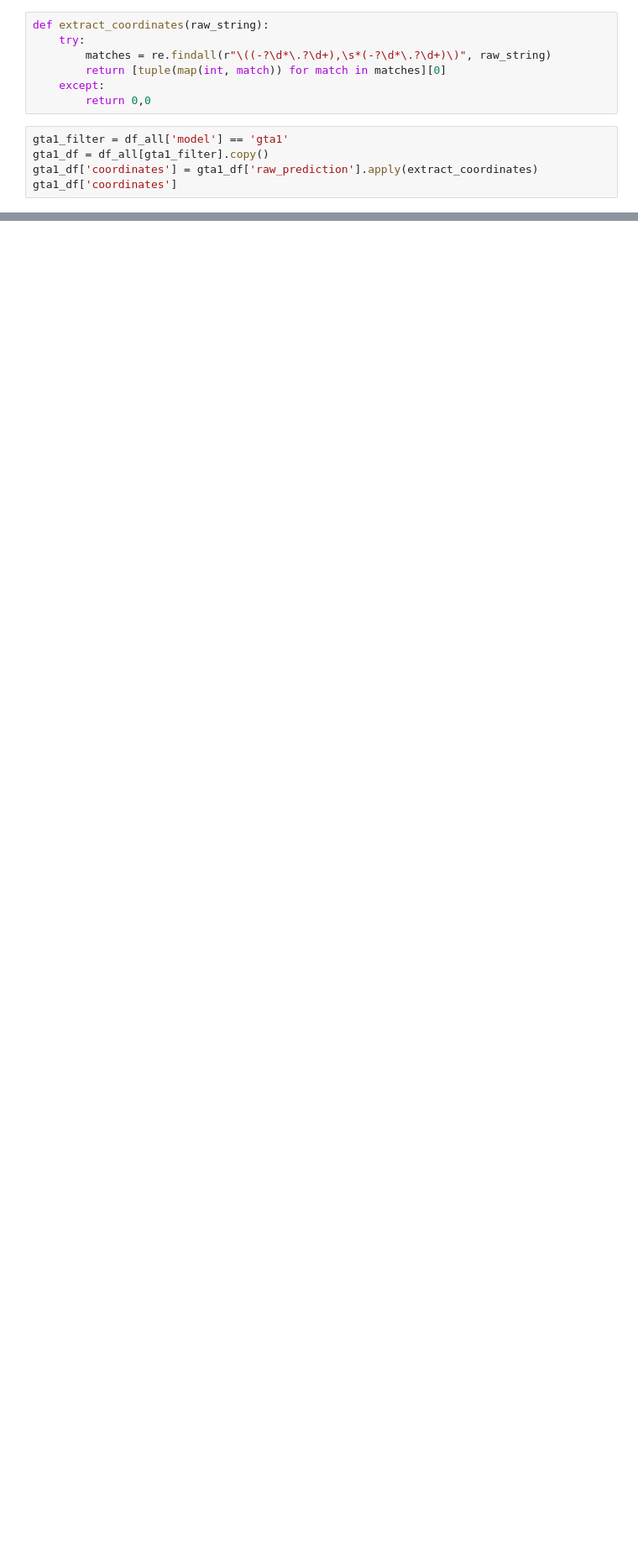
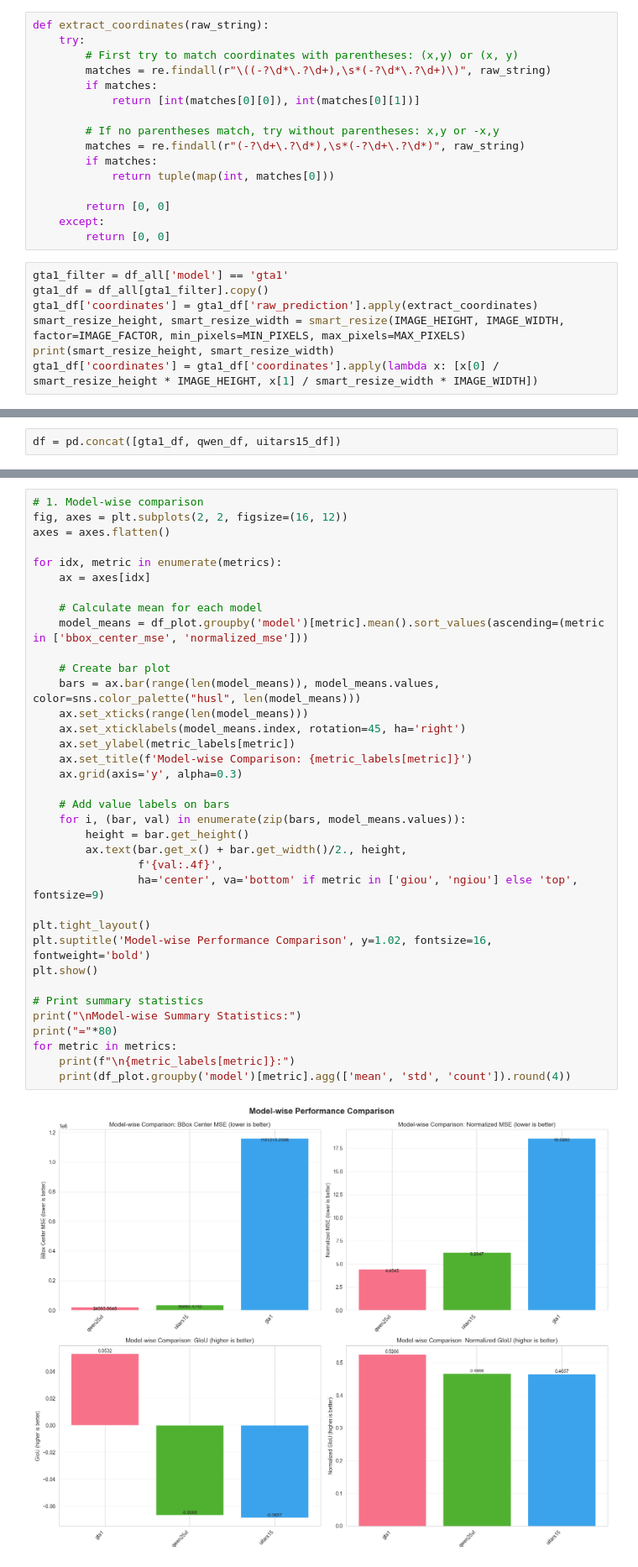
Before and after one commit to ManifoldRG/GUI-DR, a Jupyter notebook: data/baseline_results_analysis.ipynb, the cells around one changed output, grey strips where cells are left out. Shown at 84% size. Drawn from its saved outputs; the diff is of its cells as text; blank space fills up the shorter version.

```diff
--- a/data/baseline_results_analysis.ipynb
+++ b/data/baseline_results_analysis.ipynb
@@ -418,13 +848,24 @@ Parse for:
 # %%
 def extract_coordinates(raw_string):
     try:
+        # First try to match coordinates with parentheses: (x,y) or (x, y)
         matches = re.findall(r"\((-?\d*\.?\d+),\s*(-?\d*\.?\d+)\)", raw_string)
-        return [tuple(map(int, match)) for match in matches][0]
+        if matches:
+            return [int(matches[0][0]), int(matches[0][1])]
+
+        # If no parentheses match, try without parentheses: x,y or -x,y
+        matches = re.findall(r"(-?\d+\.?\d*),\s*(-?\d+\.?\d*)", raw_string)
+        if matches:
+            return tuple(map(int, matches[0]))
+
+        return [0, 0]
     except:
-        return 0,0
+        return [0, 0]
 # %%
 gta1_filter = df_all['model'] == 'gta1'
 gta1_df = df_all[gta1_filter].copy()
 gta1_df['coordinates'] = gta1_df['raw_prediction'].apply(extract_coordinates)
-gta1_df['coordinates']
+smart_resize_height, smart_resize_width = smart_resize(IMAGE_HEIGHT, IMAGE_WIDTH, factor=IMAGE_FACTOR, min_pixels=MIN_PIXELS, max_pixels=MAX_PIXELS)
+print(smart_resize_height, smart_resize_width)
+gta1_df['coordinates'] = gta1_df['coordinates'].apply(lambda x: [x[0] / smart_resize_height * IMAGE_HEIGHT, x[1] / smart_resize_width * IMAGE_WIDTH])
 # %% [output]
@@ -448,0 +1011,2 @@ pd.concat([gta1_df, qwen_df, uitars15_df]).to_csv('baseline_results_combined.csv
+# %%
+df = pd.concat([gta1_df, qwen_df, uitars15_df])
@@ -454,0 +1373,38 @@ pd.concat([gta1_df, qwen_df, uitars15_df]).to_csv('baseline_results_combined.csv
+# %%
+# 1. Model-wise comparison
+fig, axes = plt.subplots(2, 2, figsize=(16, 12))
+axes = axes.flatten()
+
+for idx, metric in enumerate(metrics):
+    ax = axes[idx]
+
+    # Calculate mean for each model
+    model_means = df_plot.groupby('model')[metric].mean().sort_values(ascending=(metric in ['bbox_center_mse', 'normalized_mse']))
+
+    # Create bar plot
+    bars = ax.bar(range(len(model_means)), model_means.values, color=sns.color_palette("husl", len(model_means)))
+    ax.set_xticks(range(len(model_means)))
+    ax.set_xticklabels(model_means.index, rotation=45, ha='right')
+    ax.set_ylabel(metric_labels[metric])
+    ax.set_title(f'Model-wise Comparison: {metric_labels[metric]}')
+    ax.grid(axis='y', alpha=0.3)
+
+    # Add value labels on bars
+    for i, (bar, val) in enumerate(zip(bars, model_means.values)):
+        height = bar.get_height()
+        ax.text(bar.get_x() + bar.get_width()/2., height,
+                f'{val:.4f}',
+                ha='center', va='bottom' if metric in ['giou', 'ngiou'] else 'top', fontsize=9)
+
+plt.tight_layout()
+plt.suptitle('Model-wise Performance Comparison', y=1.02, fontsize=16, fontweight='bold')
+plt.show()
+
+# Print summary statistics
+print("\nModel-wise Summary Statistics:")
+print("="*80)
+for metric in metrics:
+    print(f"\n{metric_labels[metric]}:")
+    print(df_plot.groupby('model')[metric].agg(['mean', 'std', 'count']).round(4))
+# %% [output]
+[figure, added]
```
Also changed, not shown: parts of 47 cells of this notebook, 2 other files.
